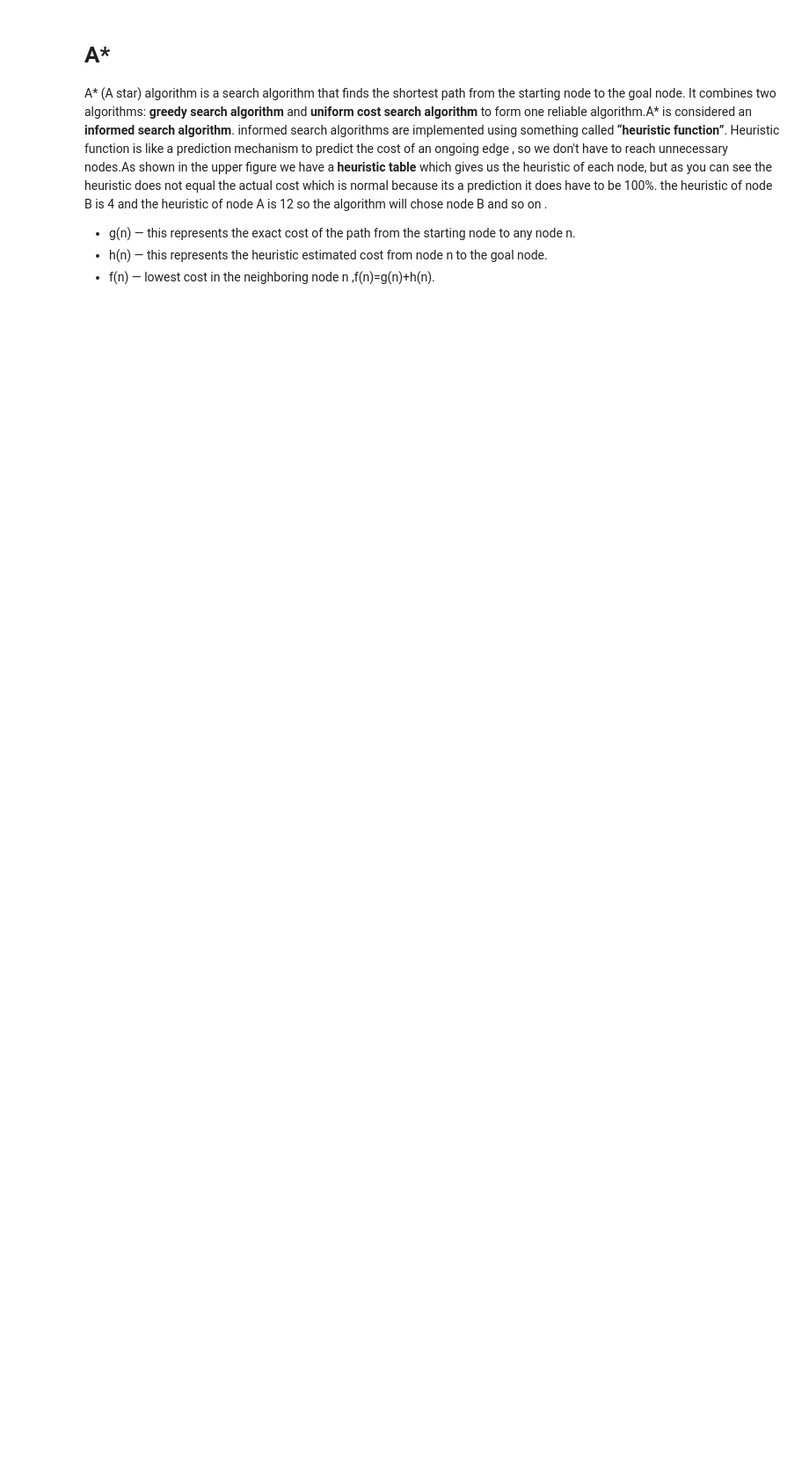
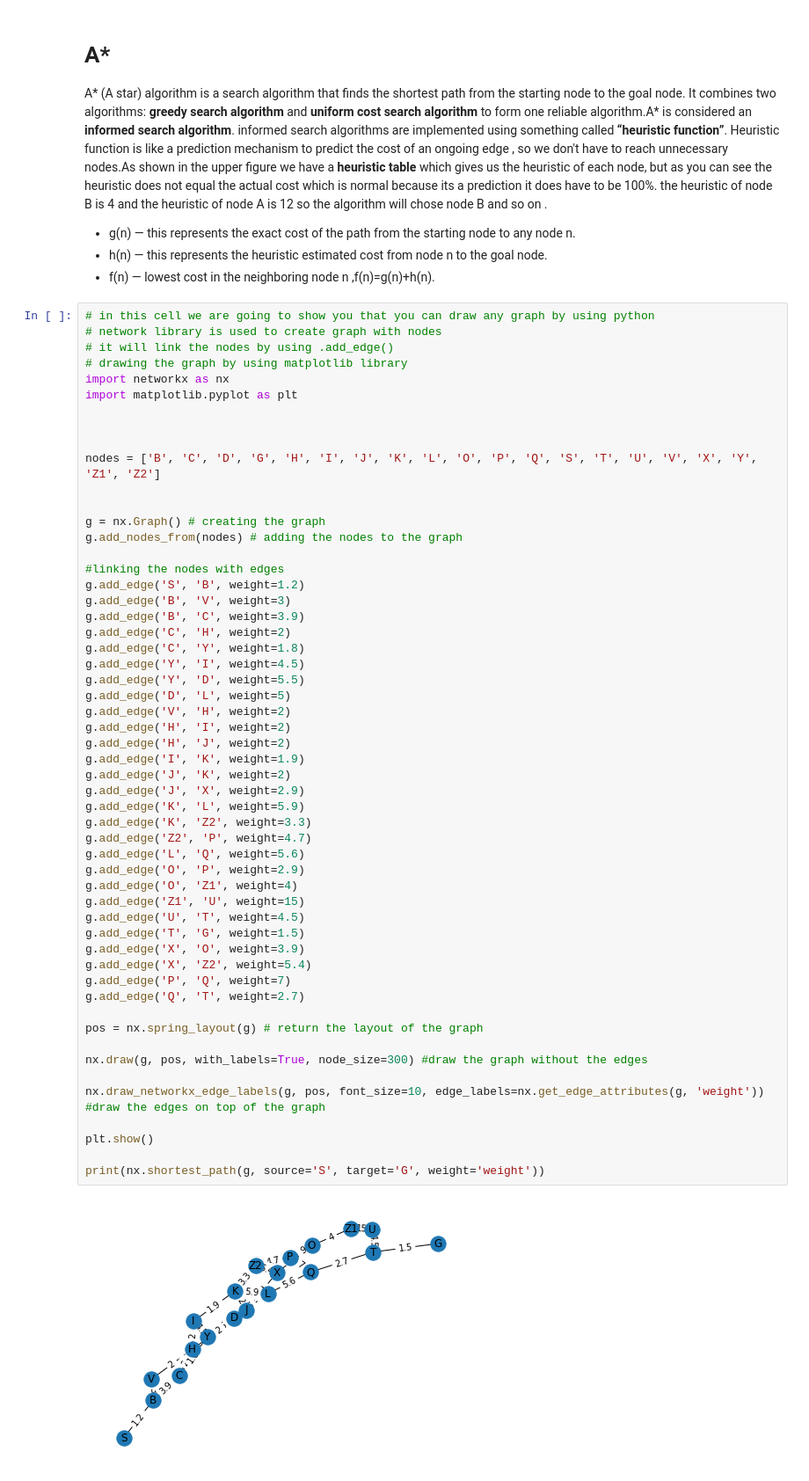
Before and after one commit to Turkialq/AIproject, a Jupyter notebook: Node.ipynb, the cells around one changed output. Shown: that part at 88% size. Cells and saved outputs as stored; diff of their text form; blank space fills up the shorter version.

Commit message:
Logo+code for drawing the graph (abdullah)

```diff
--- a/Node.ipynb
+++ b/Node.ipynb
@@ -18,3 +20,59 @@ A* (A star) algorithm is a search algorithm that finds the shortest path from th
 - g(n) — this represents the exact cost of the path from the starting node to any node n.
 - h(n) — this represents the heuristic estimated cost from node n to the goal node.
 - f(n) — lowest cost in the neighboring node n ,f(n)=g(n)+h(n).
+# %%
+# in this cell we are going to show you that you can draw any graph by using python
+# network library is used to create graph with nodes
+# it will link the nodes by using .add_edge()
+# drawing the graph by using matplotlib library
+import networkx as nx
+import matplotlib.pyplot as plt
+
+
+
+nodes = ['B', 'C', 'D', 'G', 'H', 'I', 'J', 'K', 'L', 'O', 'P', 'Q', 'S', 'T', 'U', 'V', 'X', 'Y', 'Z1', 'Z2']
+
+
+g = nx.Graph() # creating the graph
+g.add_nodes_from(nodes) # adding the nodes to the graph
+
+#linking the nodes with edges
+g.add_edge('S', 'B', weight=1.2)
+g.add_edge('B', 'V', weight=3)
+g.add_edge('B', 'C', weight=3.9)
+g.add_edge('C', 'H', weight=2)
+g.add_edge('C', 'Y', weight=1.8)
+g.add_edge('Y', 'I', weight=4.5)
+g.add_edge('Y', 'D', weight=5.5)
+g.add_edge('D', 'L', weight=5)
+g.add_edge('V', 'H', weight=2)
+g.add_edge('H', 'I', weight=2)
+g.add_edge('H', 'J', weight=2)
+g.add_edge('I', 'K', weight=1.9)
+g.add_edge('J', 'K', weight=2)
+g.add_edge('J', 'X', weight=2.9)
+g.add_edge('K', 'L', weight=5.9)
+g.add_edge('K', 'Z2', weight=3.3)
+g.add_edge('Z2', 'P', weight=4.7)
+g.add_edge('L', 'Q', weight=5.6)
+g.add_edge('O', 'P', weight=2.9)
+g.add_edge('O', 'Z1', weight=4)
+g.add_edge('Z1', 'U', weight=15)
+g.add_edge('U', 'T', weight=4.5)
+g.add_edge('T', 'G', weight=1.5)
+g.add_edge('X', 'O', weight=3.9)
+g.add_edge('X', 'Z2', weight=5.4)
+g.add_edge('P', 'Q', weight=7)
+g.add_edge('Q', 'T', weight=2.7)
+
+pos = nx.spring_layout(g) # return the layout of the graph
+
+nx.draw(g, pos, with_labels=True, node_size=300) #draw the graph without the edges
+
+nx.draw_networkx_edge_labels(g, pos, font_size=10, edge_labels=nx.get_edge_attributes(g, 'weight')) #draw the edges on top of the graph
+
+plt.show()
+
+print(nx.shortest_path(g, source='S', target='G', weight='weight'))
+# %% [output]
+[figure, added]
```
Also changed, not shown: parts of 3 cells of this notebook.
